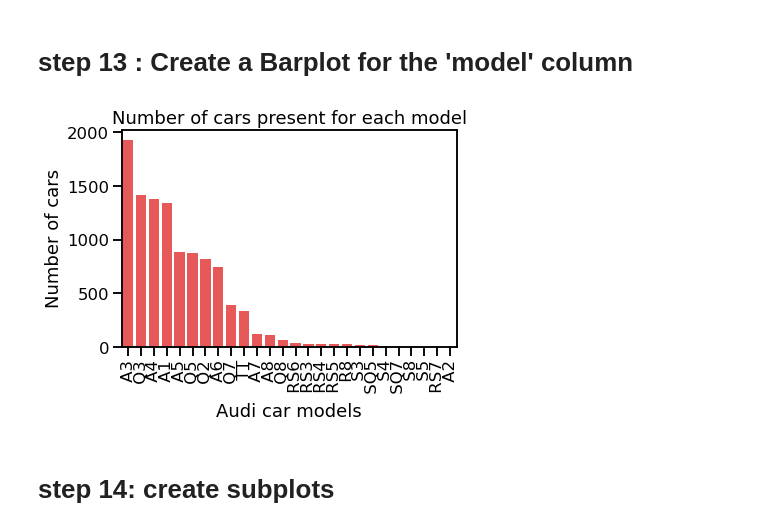
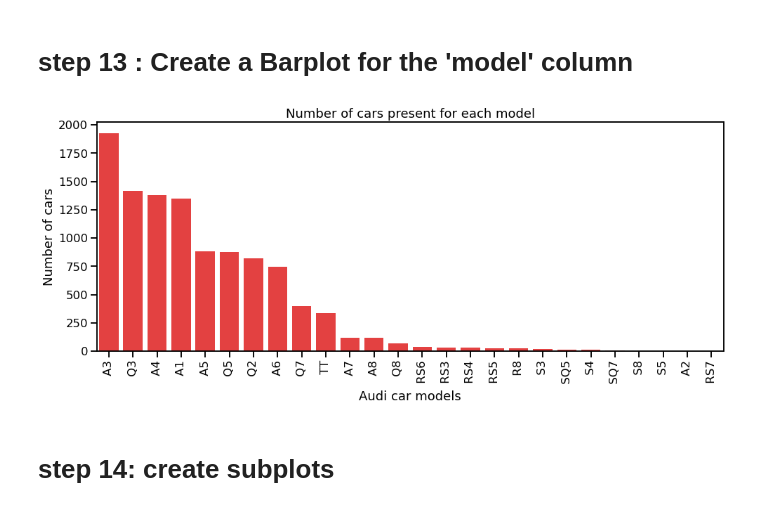
Before and after one commit to Israt055/audi_used_car_analysis-, a Jupyter notebook: audi_used_car_EDA.ipynb, the cells around one changed output. Cells and saved outputs as stored; diff of their text form; code cells hidden in the pictures.

```diff
--- a/audi_used_car_EDA.ipynb
+++ b/audi_used_car_EDA.ipynb
@@ -331,14 +331,24 @@ print(type(model_count))
 # %% [markdown]
 # step 13 : Create a Barplot for the 'model' column
 # %%
-sns.barplot(x='model', y='No_of_cars', data=model_count, color='red', alpha=0.75)
+plt.figure(figsize=(16,6))
+
+sns.barplot(x='model', y='No_of_cars', data=model_count, color='red', alpha=0.85)
+#alpha=0.85 = opacity level
+
 plt.title("Number of cars present for each model")
+
+
 plt.xlabel("Audi car models")
 plt.ylabel("Number of cars")
 plt.xticks(rotation=90)
+
+# plt.xticks(rotation=#) where # can be any angle by which we want to rotate the x labels
+
+
 plt.show()
 # %% [output]
-[figure, old version]
+[figure, new version]
 # %% [markdown]
 # step 14: create subplots
 # %%
```
Also changed, not shown: parts of 20 cells of this notebook.
